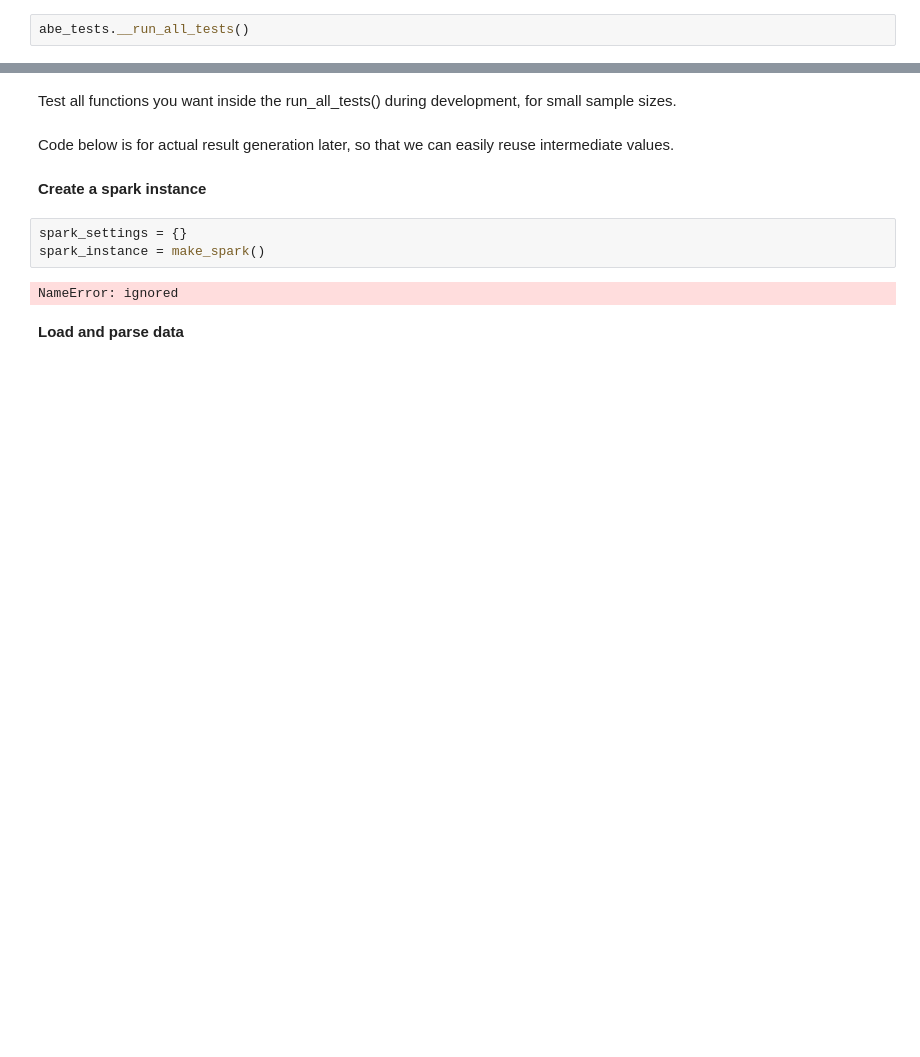
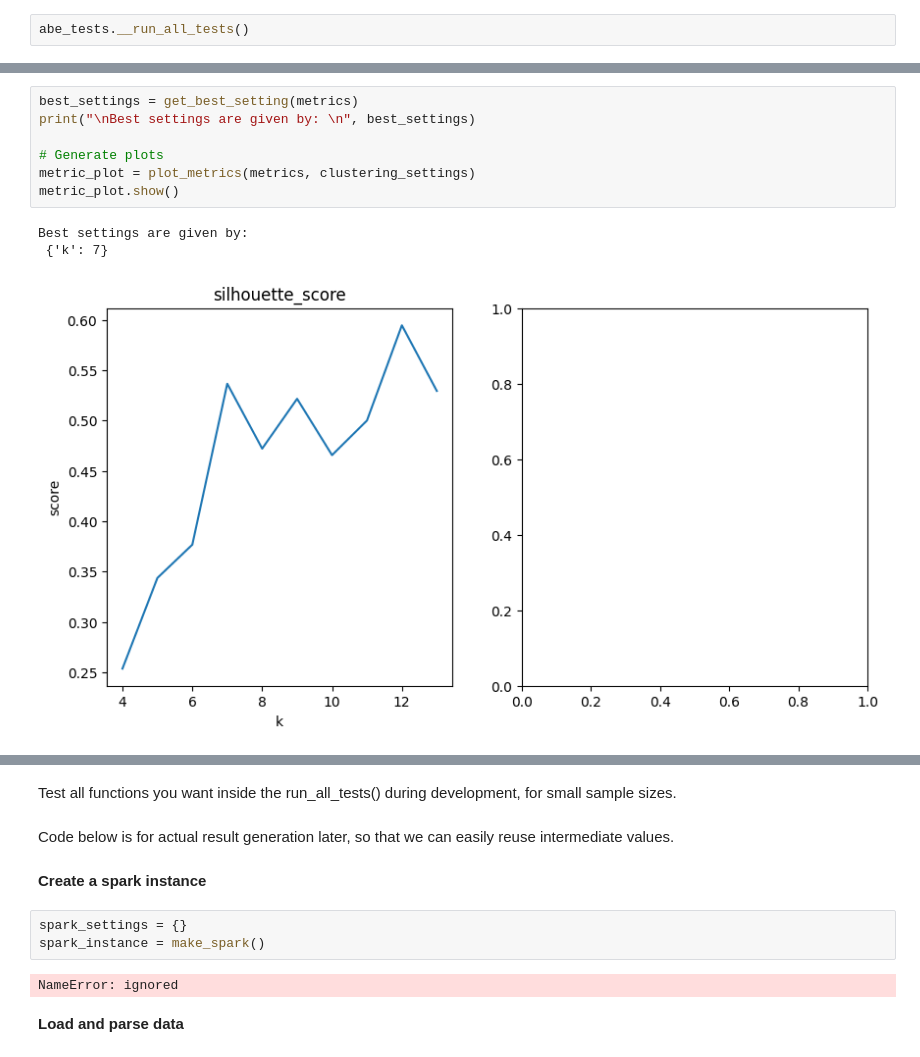
Before and after one commit to FedorTaggenbrock/data_intensive_systems, a Jupyter notebook: notebooks/main_tests_notebook.ipynb, the cells around one changed output, grey strips where cells are left out. Drawn from its saved outputs; the diff is of its cells as text; blank space fills up the shorter version.

```diff
--- a/notebooks/main_tests_notebook.ipynb
+++ b/notebooks/main_tests_notebook.ipynb
@@ -95,0 +229,11 @@ abe_tests.__run_all_tests()
+# %%
+best_settings = get_best_setting(metrics)
+print("\nBest settings are given by: \n", best_settings)
+
+# Generate plots
+metric_plot = plot_metrics(metrics, clustering_settings)
+metric_plot.show()
+# %% [output]
+Best settings are given by:
+ {'k': 7}
+[figure, added]
```
Also changed, not shown: parts of 8 cells of this notebook.
